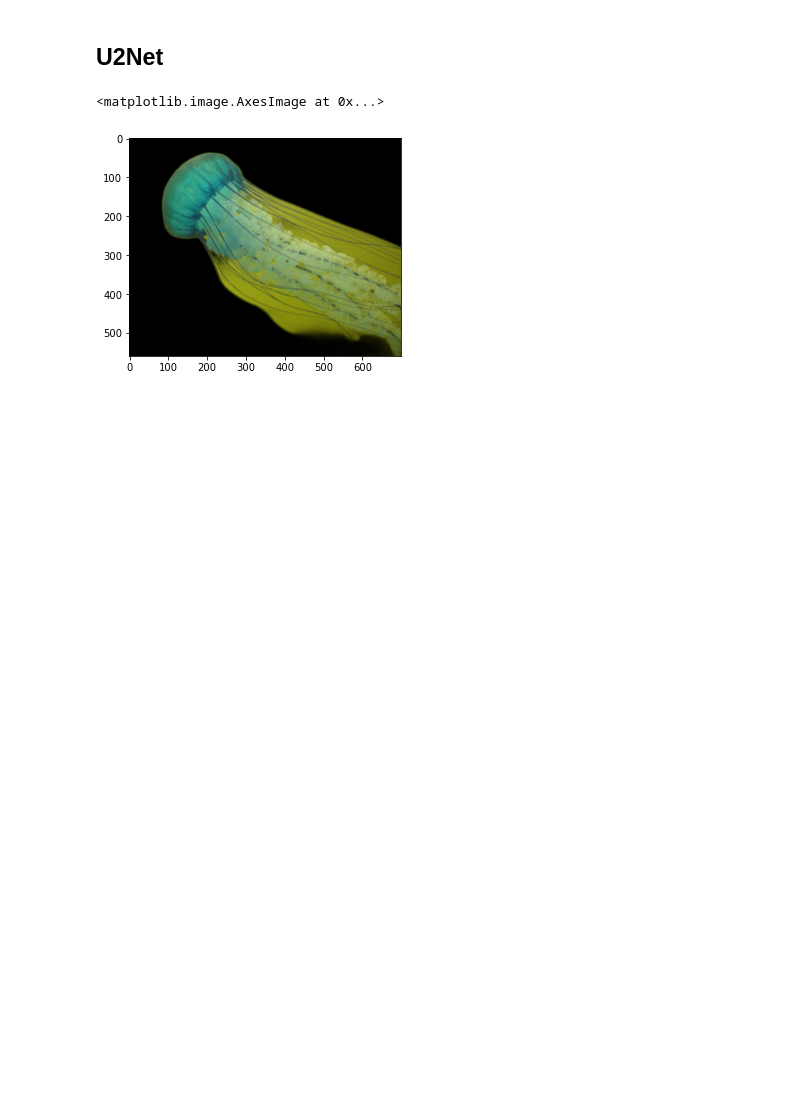
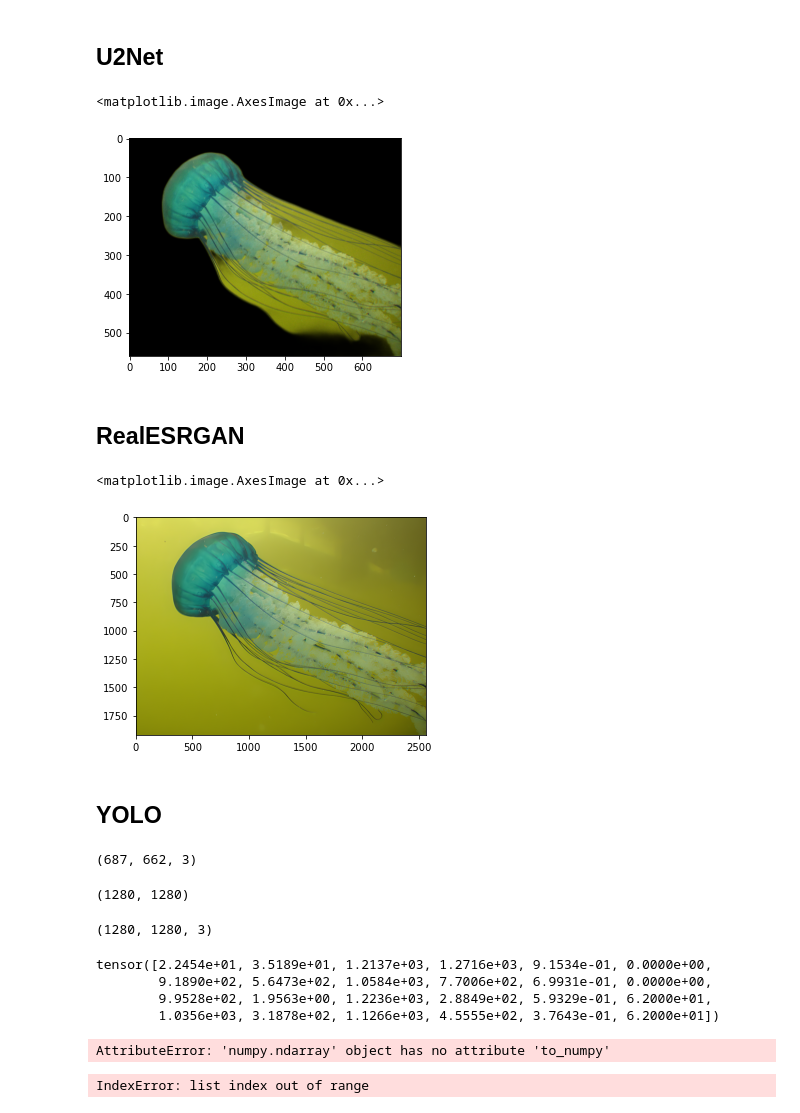
Before and after one commit to NMZ0429/BiWAKO, a Jupyter notebook: debug.ipynb, the cells around one changed output. Cells and saved outputs as stored; diff of their text form; code cells hidden in the pictures; blank space fills up the shorter version.

```diff
--- a/debug.ipynb
+++ b/debug.ipynb
@@ -25,3 +29,15 @@ plt.imshow(result)
 # %% [output]
 <matplotlib.image.AxesImage at 0x...>
 [figure]
+# %% [markdown]
+## RealESRGAN
+# %%
+model = BiWAKO.RealESRGANInference(model="super_resolution4864")
+pred = model.predict(sample)
+result = model.render(pred, sample)
+plt.imshow(result)
+# %% [output]
+<matplotlib.image.AxesImage at 0x...>
+[figure, added]
+# %% [markdown]
+## YOLO
@@ -27,0 +46,21 @@ plt.imshow(result)
+# %%
+cv.imread(human).shape
+# %% [output]
+(687, 662, 3)
+# %%
+model.input_shape
+# %% [output]
+(1280, 1280)
+# %%
+pred = model.predict(human)#[0].flatten()
+pred
+# %% [output]
+(1280, 1280, 3)
+tensor([2.2454e+01, 3.5189e+01, 1.2137e+03, 1.2716e+03, 9.1534e-01, 0.0000e+00,
+        9.1890e+02, 5.6473e+02, 1.0584e+03, 7.7006e+02, 6.9931e-01, 0.0000e+00,
+        9.9528e+02, 1.9563e+00, 1.2236e+03, 2.8849e+02, 5.9329e-01, 6.2000e+01,
+        1.0356e+03, 3.1878e+02, 1.1266e+03, 4.5555e+02, 3.7643e-01, 6.2000e+01])
+# %%
+plt.imshow(model.render(pred, cv.imread(human)))
+# %% [output]
+AttributeError: 'numpy.ndarray' object has no attribute 'to_numpy'
@@ -27,0 +69,4 @@ plt.imshow(result)
+# %%
+p1, p2 = (pred_from_gt[0], pred_from_gt[1]), (pred_from_gt[2], pred_from_gt[3])
+# %% [output]
+IndexError: list index out of range
```
Also changed, not shown: parts of 16 cells of this notebook, 2 other files.
